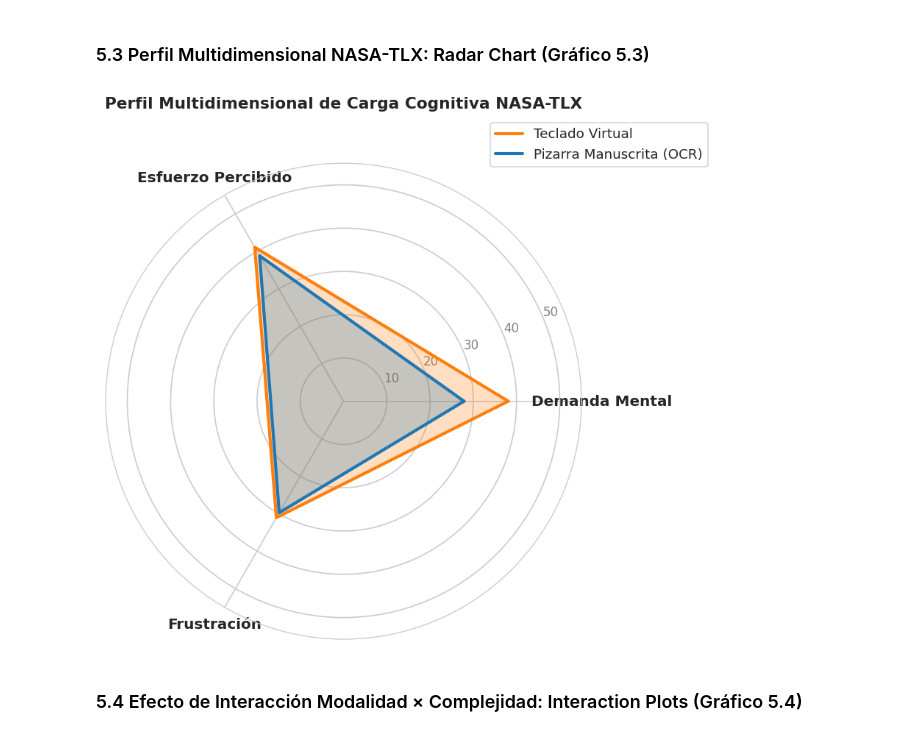
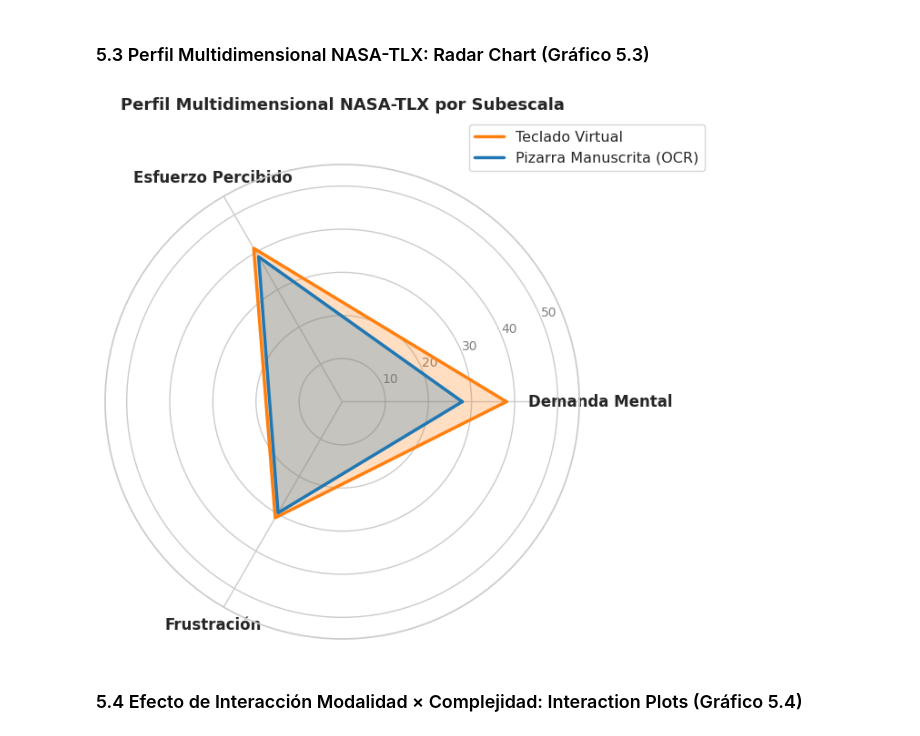
Before and after one commit to NyRoo12/analisis_datos_estudiantes, a Jupyter notebook: analisis_resultados_estudio.ipynb, the cells around one changed output. Saved outputs shown, nothing was run; the diff lists cells and outputs as text; code cells hidden in the pictures.

```diff
--- a/analisis_resultados_estudio.ipynb
+++ b/analisis_resultados_estudio.ipynb
@@ -161,13 +152,10 @@ complexity_map = {
 df['complexity'] = df['exercise'].map(complexity_map)
 df['complexity'] = pd.Categorical(df['complexity'], categories=['Baja', 'Media', 'Alta'], ordered=True)
 
-# 4. Índice Global Raw NASA-TLX
-df['tlx_total'] = (df['effort'] + df['frustration'] + df['mentalDemand']) / 3.0
-
-# 5. Etiquetas descriptivas de condición
+# 4. Etiquetas descriptivas de condición
 df['condicion_label'] = df['condicion'].map({'pizarra': 'Pizarra Manuscrita (OCR)', 'teclado': 'Teclado Virtual'})
 
-# 6. Tabla 2.1: Matriz de Asignación Usuario x Ejercicio con Estilo por Condición
+# 5. Tabla 2.1: Matriz de Asignación Usuario x Ejercicio con Estilo por Condición
 matriz_asignacion = pd.crosstab(df['user'], df['exercise'], values=df['condicion'], aggfunc='first')
 matriz_asignacion.index.name = 'Participante'
 matriz_asignacion.columns.name = 'Ejercicio'
@@ -184,14 +172,13 @@ styled_t21 = styled_t21.set_table_styles(CSS_TABLA_ACADEMICA)
 styled_t21 = styled_t21.set_caption("Tabla 2.1: Matriz de Asignación Experimental Intra-Sujeto (Azul: Pizarra | Naranja: Teclado)")
 display(styled_t21)
 
-# 7. Tabla 2.2: Verificación de Simetría por Complejidad y Condición
+# 6. Tabla 2.2: Verificación de Simetría por Complejidad y Condición
 tabla_simetria = pd.crosstab(df['complexity'], df['condicion'], margins=True, margins_name="Total")
 tabla_simetria.index.name = 'Complejidad'
 tabla_simetria.columns.name = 'Modalidad'
-
-styled_t22 = tabla_simetria.style.set_properties(**{'text-align': 'center'})
+styled_t22 = tabla_simetria.style.set_properties(**{'text-align': 'center', 'font-weight': 'bold'})
 styled_t22 = styled_t22.set_table_styles(CSS_TABLA_ACADEMICA)
-styled_t22 = styled_t22.set_caption("Tabla 2.2: Conteo de Observaciones por Nivel de Complejidad y Modalidad")
+styled_t22 = styled_t22.set_caption("Tabla 2.2: Verificación de Balanceo Experimental (Ensayos por Celda)")
 display(styled_t22)
 # %% [output]
 Tabla 2.1: Matriz de Asignación Experimental Intra-Sujeto (Azul: Pizarra | Naranja: Teclado)
@@ -1085,40 +1466,40 @@ plt.show()
 # %% [markdown]
 ### 5.3 Perfil Multidimensional NASA-TLX: Radar Chart (Gráfico 5.3)
 # %%
-# 5.3 Perfil Radial de Carga Cognitiva NASA-TLX
+# 5.3 Perfil Radial de Carga Cognitiva NASA-TLX (Subescalas Independientes)
 categories = ['Demanda Mental', 'Esfuerzo Percibido', 'Frustración']
 N_cat = len(categories)
 
 means_pizarra = [df[df['condicion']=='pizarra']['mentalDemand'].mean(),
                  df[df['condicion']=='pizarra']['effort'].mean(),
                  df[df['condicion']=='pizarra']['frustration'].mean()]
 
 means_teclado = [df[df['condicion']=='teclado']['mentalDemand'].mean(),
                  df[df['condicion']=='teclado']['effort'].mean(),
                  df[df['condicion']=='teclado']['frustration'].mean()]
 
 angles = [n / float(N_cat) * 2 * np.pi for n in range(N_cat)]
 angles += angles[:1]
 means_pizarra += means_pizarra[:1]
 means_teclado += means_teclado[:1]
 
 fig, ax = plt.subplots(figsize=(7, 7), subplot_kw=dict(polar=True))
 
 ax.plot(angles, means_teclado, linewidth=2.5, linestyle='solid', label='Teclado Virtual', color=COLOR_TECLADO)
 ax.fill(angles, means_teclado, color=COLOR_TECLADO, alpha=0.25)
 
 ax.plot(angles, means_pizarra, linewidth=2.5, linestyle='solid', label='Pizarra Manuscrita (OCR)', color=COLOR_PIZARRA)
 ax.fill(angles, means_pizarra, color=COLOR_PIZARRA, alpha=0.25)
 
 ax.set_xticks(angles[:-1])
 ax.set_xticklabels(categories, fontsize=12, fontweight='bold')
 ax.set_ylim(0, 55)
 ax.set_yticks([10, 20, 30, 40, 50])
 ax.set_yticklabels(['10', '20', '30', '40', '50'], color='gray', size=10)
-plt.title('Perfil Multidimensional de Carga Cognitiva NASA-TLX', size=13, fontweight='bold', y=1.1)
+plt.title('Perfil Multidimensional NASA-TLX por Subescala', size=13, fontweight='bold', y=1.1)
 plt.legend(loc='upper right', bbox_to_anchor=(1.28, 1.1), frameon=True)
 plt.show()
 # %% [output]
-[figure, old version]
+[figure, new version]
 # %% [markdown]
 ### 5.4 Efecto de Interacción Modalidad × Complejidad: Interaction Plots (Gráfico 5.4)
```
Also changed, not shown: parts of 87 cells of this notebook, 2 other files.
